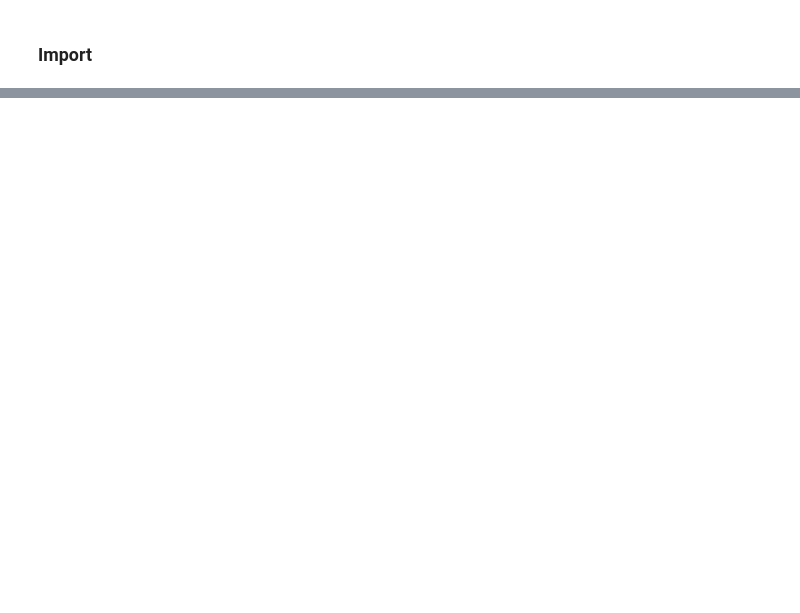
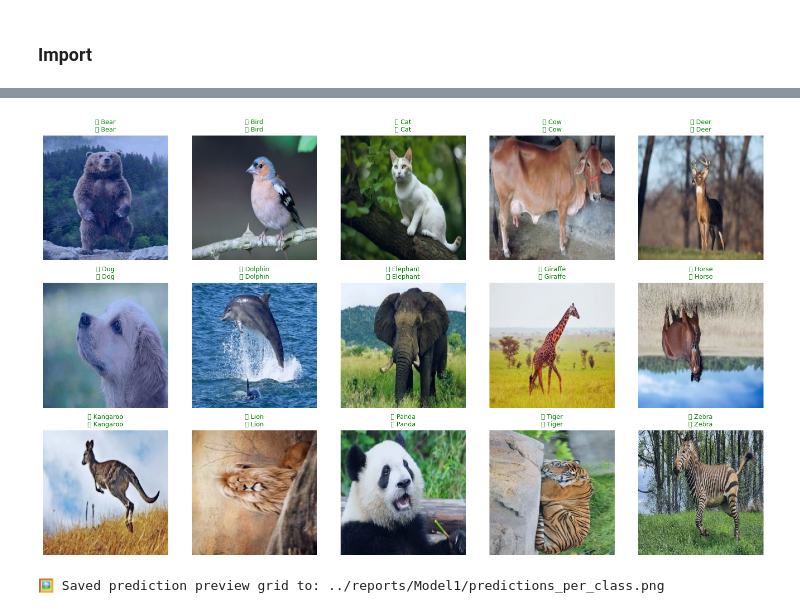
Before and after one commit to HarshSharma0007/ml-internship-projects, a Jupyter notebook: Project_1_Image_Classification_of_Animals_v2/notebooks/06_two_models_evaluation.ipynb, the cells around one changed output, grey strips where cells are left out. Cells and saved outputs as stored; diff of their text form; code cells hidden in the pictures; blank space fills up the shorter version.

```diff
--- a/Project_1_Image_Classification_of_Animals_v2/notebooks/06_two_models_evaluation.ipynb
+++ b/Project_1_Image_Classification_of_Animals_v2/notebooks/06_two_models_evaluation.ipynb
@@ -86,0 +234,13 @@ auto_evaluate_all_models()
+# %%
+import plotly.io as pio
+
+pio.templates["custom_mint"] = go.layout.Template(
+    layout=dict(
+        font=dict(family="Segoe UI", size=13, color="#333"),
+        paper_bgcolor="white",
+        plot_bgcolor="white",
+        colorway=["#6A5ACD", "#2E8B8B", "#FF6B6B", "#E8C547", "#3CB371"]
+    )
+)
+
+pio.templates.default = "custom_mint"
@@ -86,0 +408,49 @@ auto_evaluate_all_models()
+# %%
+
+def show_predictions_one_per_class(model1, dataloader, class_names, save_path="../reports/Model1/predictions_per_class.png"):
+    model1.eval()
+    shown_classes = set()
+    num_classes = len(class_names)
+    rows, cols = 3, 5 if num_classes <= 15 else (int(np.ceil(num_classes / 5)), 5)
+
+    plt.figure(figsize=(cols * 3, rows * 3))
+
+    with torch.no_grad():
+        for images, labels in dataloader:
+            images, labels = images.to(DEVICE), labels.to(DEVICE)
+            outputs = model1(images)
+            preds = torch.argmax(outputs, dim=1)
+
+            for i in range(images.size(0)):
+                true_cls = labels[i].item()
+                if true_cls in shown_classes:
+                    continue
+
+                img_np = images[i].cpu().permute(1, 2, 0).numpy()
+                img_np = (img_np - img_np.min()) / (img_np.max() - img_np.min())
+
+                idx = len(shown_classes)
+                plt.subplot(rows, cols, idx + 1)
+                plt.imshow(img_np)
+                plt.title(f"✅ {class_names[true_cls]}\n🔮 {class_names[preds[i]]}",
+                          color="green" if preds[i] == labels[i] else "red", fontsize=9)
+                plt.axis("off")
+                shown_classes.add(true_cls)
+
+                if len(shown_classes) == num_classes:
+                    break
+            if len(shown_classes) == num_classes:
+                break
+
+    plt.tight_layout()
+
+    os.makedirs(os.path.dirname(save_path), exist_ok=True)
+    plt.savefig(save_path, dpi=300)
+    plt.show()
+
+    print(f"🖼️ Saved prediction preview grid to: {save_path}")
+# Show one prediction per class
+show_predictions_one_per_class(model1, test_loader, class_names)
+# %% [output]
+[figure, added]
+🖼️ Saved prediction preview grid to: ../reports/Model1/predictions_per_class.png
```
Also changed, not shown: parts of 31 cells of this notebook, 4 other files.
